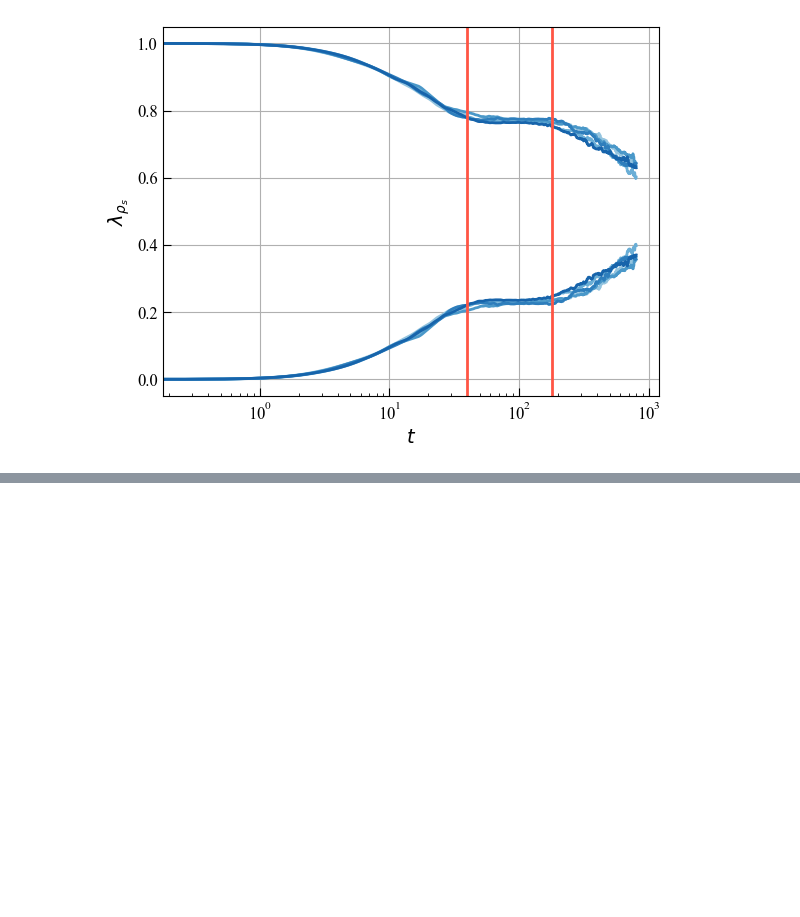
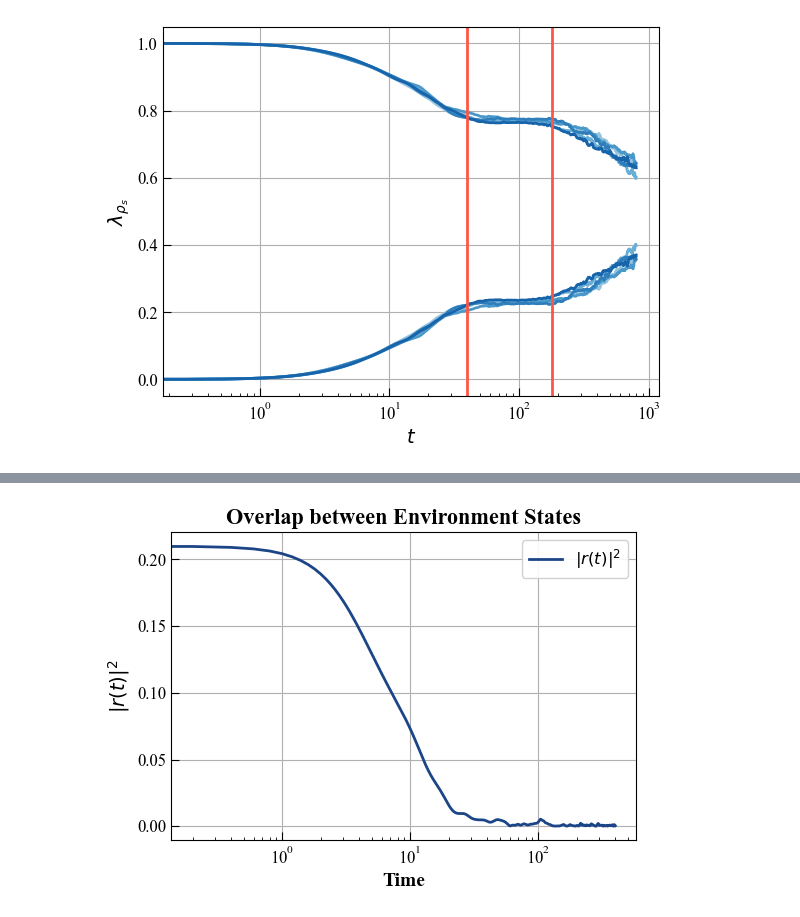
Before and after one commit to MarinAndreGirard/ACL, a Jupyter notebook: Working/Getting_clear_results_on_locality.ipynb, the cells around one changed output, grey strips where cells are left out. Drawn from its saved outputs; the diff is of its cells as text; code cells hidden in the pictures; blank space fills up the shorter version.

```diff
--- a/Working/Getting_clear_results_on_locality.ipynb
+++ b/Working/Getting_clear_results_on_locality.ipynb
@@ -143,0 +221,11 @@ fig.savefig(modified_name)  # Save the figure as a PNG file
+# %%
+n_e=8
+d_2=2**n_e
+file_name="non_locality_long_long_2"
+tmax, ind_nb, log = load_param(file_name)
+result = load_result(file_name)
+tlist = load_tlist(file_name)
+
+plot_overlap(ind_nb,tlist, result,d_2)
+# %% [output]
+[figure, added]
```
Also changed, not shown: parts of 2 cells of this notebook.
